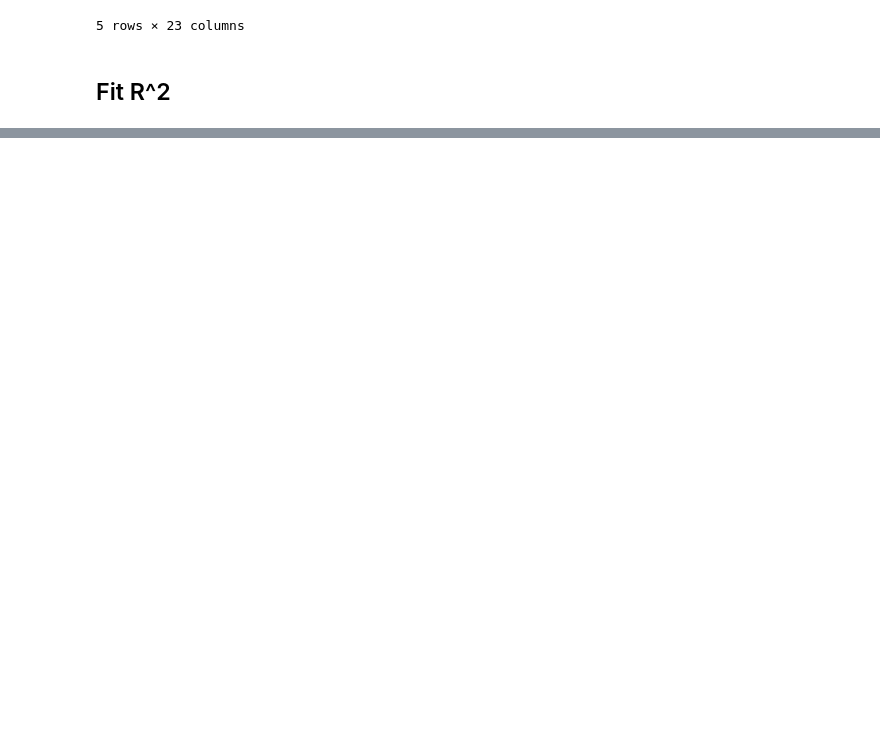
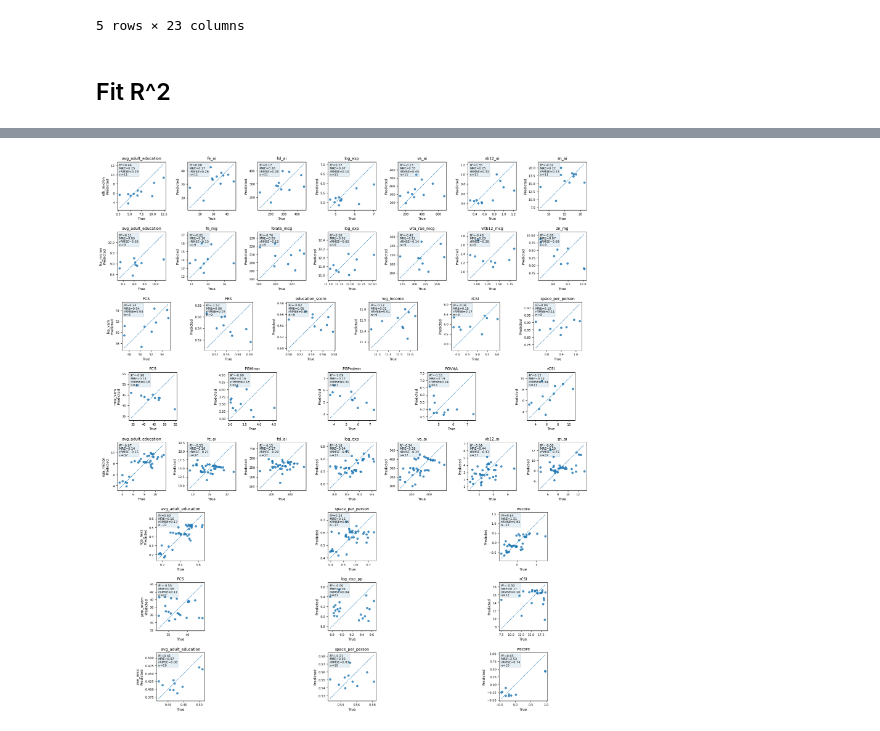
Before and after one commit to federicasibilla/cNF_HS, a Jupyter notebook: Q1/R2/create_dataframe.ipynb, the cells around one changed output, grey strips where cells are left out. Drawn from its saved outputs; the diff is of its cells as text; code cells hidden in the pictures; blank space fills up the shorter version.

```diff
--- a/Q1/R2/create_dataframe.ipynb
+++ b/Q1/R2/create_dataframe.ipynb
@@ -959,0 +427,89 @@ plt.show()
+# %%
+import matplotlib.pyplot as plt
+import numpy as np
+from matplotlib.gridspec import GridSpec
+
+if results_df.empty or loo_pred_df.empty:
+    print("No results to plot.")
+else:
+    experiments = list(results_df["experiment_id"].dropna().unique())
+
+    targets_by_experiment = {
+        exp: list(
+            results_df.loc[results_df["experiment_id"] == exp, "target"]
+            .dropna()
+            .sort_values()
+            .unique()
+        )
+        for exp in experiments
+    }
+
+    max_cols = max(len(tgts) for tgts in targets_by_experiment.values())
+    n_rows = len(experiments)
+
+    fig = plt.figure(figsize=(3.2 * max_cols, 3.2 * n_rows))
+    outer = GridSpec(n_rows, 1, figure=fig, hspace=0.45)
+
+    for i, experiment_id in enumerate(experiments):
+        row_targets = targets_by_experiment[experiment_id]
+        inner = outer[i].subgridspec(1, len(row_targets), wspace=0.3)
+
+        for j, target_name in enumerate(row_targets):
+            ax = fig.add_subplot(inner[0, j])
+
+            pred_sub = loo_pred_df[
+                (loo_pred_df["experiment_id"] == experiment_id) &
+                (loo_pred_df["target"] == target_name)
+            ].copy()
+
+            metric_sub = results_df[
+                (results_df["experiment_id"] == experiment_id) &
+                (results_df["target"] == target_name)
+            ].copy()
+
+            if pred_sub.empty or metric_sub.empty:
+                ax.axis("off")
+                continue
+
+            y_true = pred_sub["y_true"].to_numpy()
+            y_pred = pred_sub["y_pred"].to_numpy()
+
+            ax.scatter(y_true, y_pred, alpha=0.8, s=24)
+
+            xy_min = min(np.min(y_true), np.min(y_pred))
+            xy_max = max(np.max(y_true), np.max(y_pred))
+            ax.plot([xy_min, xy_max], [xy_min, xy_max], linestyle="--", linewidth=1)
+
+            row = metric_sub.iloc[0]
+            r2 = row["r2"]
+            mre = row["mre"]
+            rrmse = row["rrmse"]
+            n = row["n_adm1"]
+
+            ax.text(
+                0.04, 0.96,
+                f"R²={r2:.2f}\nMRE={mre:.2f}\nrRMSE={rrmse:.2f}\nn={n}",
+                transform=ax.transAxes,
+                va="top",
+                ha="left",
+                fontsize=8,
+                bbox=dict(boxstyle="round,pad=0.22", alpha=0.12)
+            )
+
+            ax.set_title(str(target_name), fontsize=10, pad=6)
+
+            if j == 0:
+                ax.set_ylabel(f"{experiment_id}\nPredicted", fontsize=9)
+            else:
+                ax.set_ylabel("Predicted", fontsize=9)
+
+            ax.set_xlabel("True", fontsize=9)
+            ax.tick_params(axis="both", labelsize=8)
+
+            # square subplot box, without forcing equal axis limits
+            ax.set_box_aspect(1)
+
+    plt.tight_layout()
+    plt.show()
+# %% [output]
+[figure, added]
```
Also changed, not shown: parts of 16 cells of this notebook, 37 other files.
